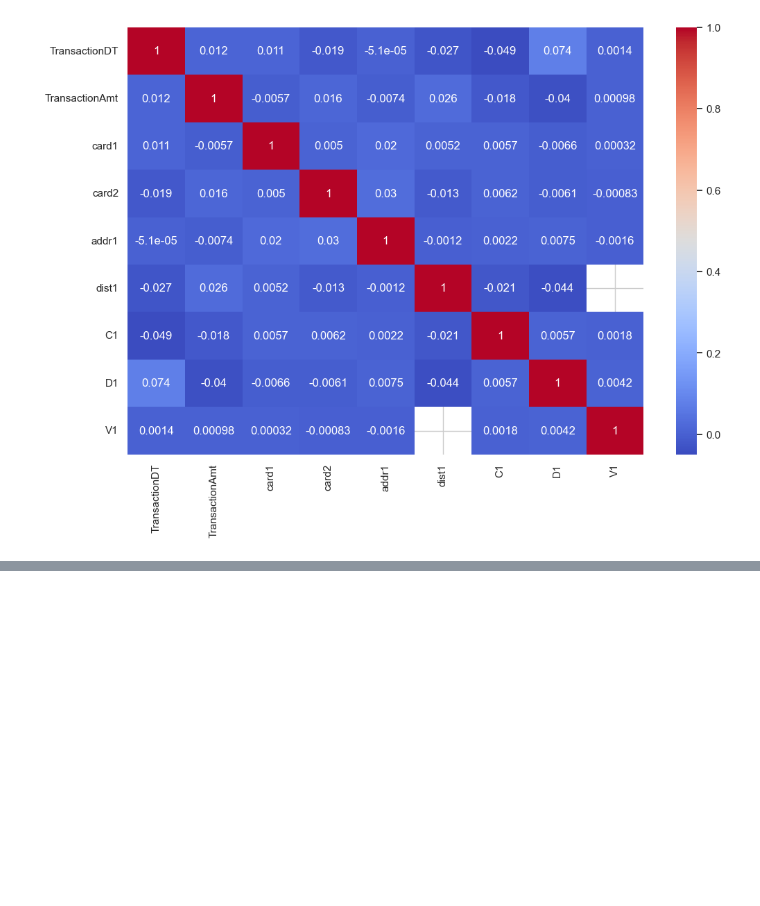
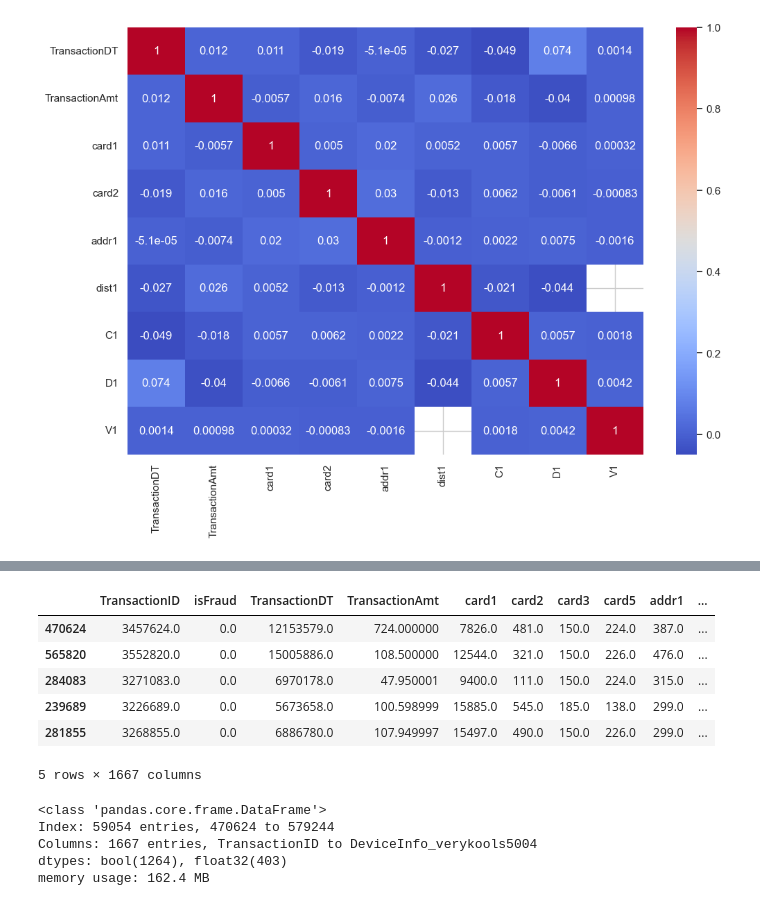
Before and after one commit to jaeeun225/Fraud_Detection_System, a Jupyter notebook: fraud_detection_model.ipynb, the cells around one changed output, grey strips where cells are left out. Cells and saved outputs as stored; diff of their text form; code cells hidden in the pictures; blank space fills up the shorter version.

```diff
--- a/fraud_detection_model.ipynb
+++ b/fraud_detection_model.ipynb
@@ -126,0 +169,20 @@ plt.show()
+# %%
+# Display the first few rows of the preprocessed dataset
+train_data_sampled.head()
+# %% [output]
+|  | TransactionID | isFraud | TransactionDT | TransactionAmt | card1 | card2 | card3 | card5 | addr1 | ... |
+| 470624 | 3457624.0 | 0.0 | 12153579.0 | 724.000000 | 7826.0 | 481.0 | 150.0 | 224.0 | 387.0 | ... |
+| 565820 | 3552820.0 | 0.0 | 15005886.0 | 108.500000 | 12544.0 | 321.0 | 150.0 | 226.0 | 476.0 | ... |
+| 284083 | 3271083.0 | 0.0 | 6970178.0 | 47.950001 | 9400.0 | 111.0 | 150.0 | 224.0 | 315.0 | ... |
+| 239689 | 3226689.0 | 0.0 | 5673658.0 | 100.598999 | 15885.0 | 545.0 | 185.0 | 138.0 | 299.0 | ... |
+| 281855 | 3268855.0 | 0.0 | 6886780.0 | 107.949997 | 15497.0 | 490.0 | 150.0 | 226.0 | 299.0 | ... |
+5 rows × 1667 columns
+# %%
+# Display basic information about the preprocessed dataset
+train_data_sampled.info()
+# %% [output]
+<class 'pandas.core.frame.DataFrame'>
+Index: 59054 entries, 470624 to 579244
+Columns: 1667 entries, TransactionID to DeviceInfo_verykools5004
+dtypes: bool(1264), float32(403)
+memory usage: 162.4 MB
```
Also changed, not shown: parts of 7 cells of this notebook.
